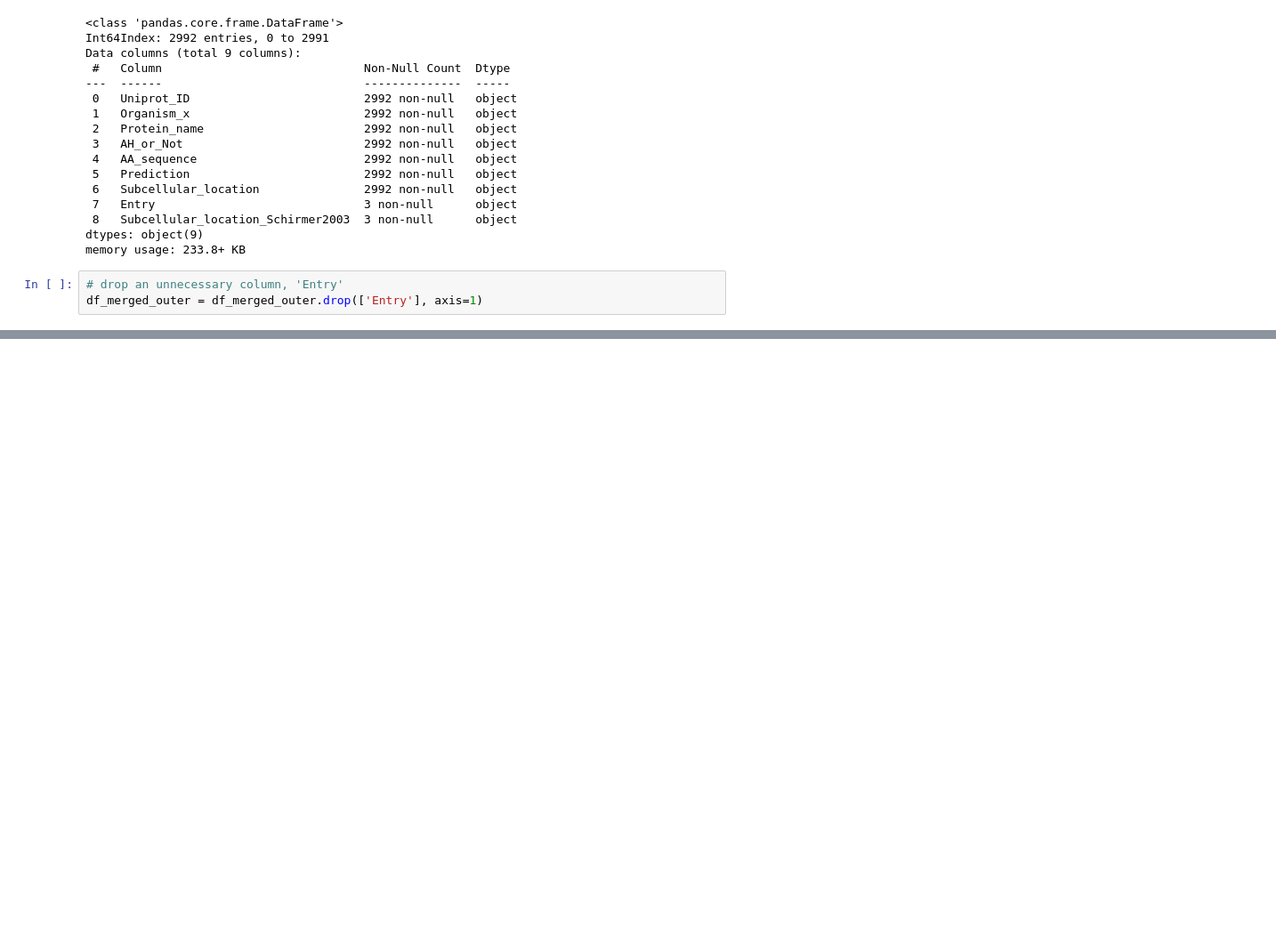
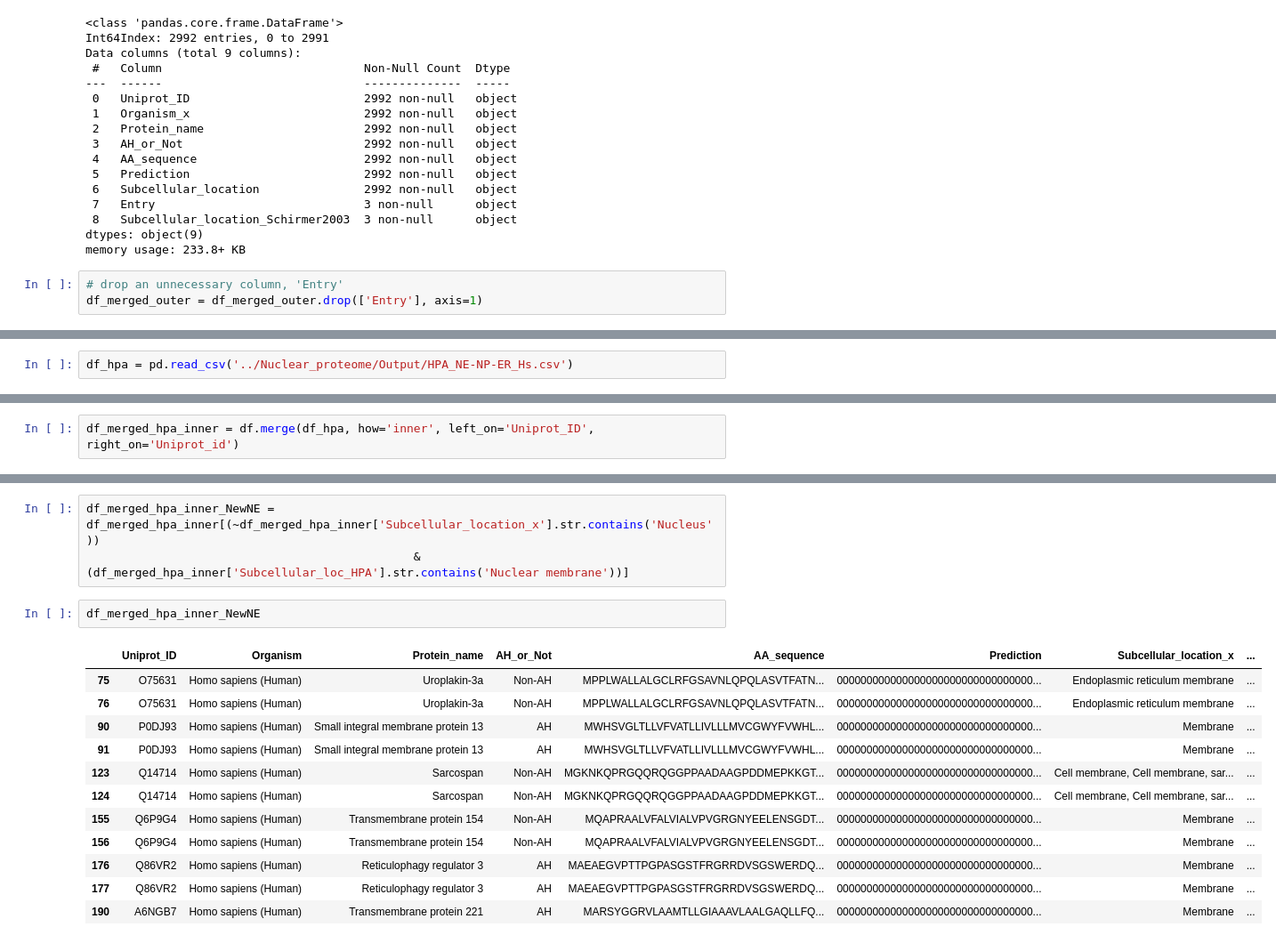
Before and after one commit to shokenlee/Find-AH-NE_MemBrain, a Jupyter notebook: MemBrain_2.5thPart.ipynb, the cells around one changed output, grey strips where cells are left out. Shown at 89% size. Drawn from its saved outputs; the diff is of its cells as text; blank space fills up the shorter version.

```diff
--- a/MemBrain_2.5thPart.ipynb
+++ b/MemBrain_2.5thPart.ipynb
@@ -88,0 +230,2 @@ df_merged_outer = df_merged_outer.drop(['Entry'], axis=1)
+# %%
+df_hpa = pd.read_csv('../Nuclear_proteome/Output/HPA_NE-NP-ER_Hs.csv')
@@ -88,0 +272,2 @@ df_merged_outer = df_merged_outer.drop(['Entry'], axis=1)
+# %%
+df_merged_hpa_inner = df.merge(df_hpa, how='inner', left_on='Uniprot_ID', right_on='Uniprot_id')
@@ -88,0 +284,18 @@ df_merged_outer = df_merged_outer.drop(['Entry'], axis=1)
+# %%
+df_merged_hpa_inner_NewNE = df_merged_hpa_inner[(~df_merged_hpa_inner['Subcellular_location_x'].str.contains('Nucleus'))
+                                               & (df_merged_hpa_inner['Subcellular_loc_HPA'].str.contains('Nuclear membrane'))]
+# %%
+df_merged_hpa_inner_NewNE
+# %% [output]
+|  | Uniprot_ID | Organism | Protein_name | AH_or_Not | AA_sequence | Prediction | Subcellular_location_x | ... |
+| 75 | O75631 | Homo sapiens (Human) | Uroplakin-3a | Non-AH | MPPLWALLALGCLRFGSAVNLQPQLASVTFATN... | 000000000000000000000000000000000... | Endoplasmic reticulum membrane | ... |
+| 76 | O75631 | Homo sapiens (Human) | Uroplakin-3a | Non-AH | MPPLWALLALGCLRFGSAVNLQPQLASVTFATN... | 000000000000000000000000000000000... | Endoplasmic reticulum membrane | ... |
+| 90 | P0DJ93 | Homo sapiens (Human) | Small integral membrane protein 13 | AH | MWHSVGLTLLVFVATLLIVLLLMVCGWYFVWHL... | 000000000000000000000000000000000... | Membrane | ... |
+| 91 | P0DJ93 | Homo sapiens (Human) | Small integral membrane protein 13 | AH | MWHSVGLTLLVFVATLLIVLLLMVCGWYFVWHL... | 000000000000000000000000000000000... | Membrane | ... |
+| 123 | Q14714 | Homo sapiens (Human) | Sarcospan | Non-AH | MGKNKQPRGQQRQGGPPAADAAGPDDMEPKKGT... | 000000000000000000000000000000000... | Cell membrane, Cell membrane, sar... | ... |
+| 124 | Q14714 | Homo sapiens (Human) | Sarcospan | Non-AH | MGKNKQPRGQQRQGGPPAADAAGPDDMEPKKGT... | 000000000000000000000000000000000... | Cell membrane, Cell membrane, sar... | ... |
+| 155 | Q6P9G4 | Homo sapiens (Human) | Transmembrane protein 154 | Non-AH | MQAPRAALVFALVIALVPVGRGNYEELENSGDT... | 000000000000000000000000000000000... | Membrane | ... |
+| 156 | Q6P9G4 | Homo sapiens (Human) | Transmembrane protein 154 | Non-AH | MQAPRAALVFALVIALVPVGRGNYEELENSGDT... | 000000000000000000000000000000000... | Membrane | ... |
+| 176 | Q86VR2 | Homo sapiens (Human) | Reticulophagy regulator 3 | AH | MAEAEGVPTTPGPASGSTFRGRRDVSGSWERDQ... | 000000000000000000000000000000000... | Membrane | ... |
+| 177 | Q86VR2 | Homo sapiens (Human) | Reticulophagy regulator 3 | AH | MAEAEGVPTTPGPASGSTFRGRRDVSGSWERDQ... | 000000000000000000000000000000000... | Membrane | ... |
+| 190 | A6NGB7 | Homo sapiens (Human) | Transmembrane protein 221 | AH | MARSYGGRVLAAMTLLGIAAAVLAALGAQLLFQ... | 000000000000000000000000000000000... | Membrane | ... |
```
Also changed, not shown: parts of 35 cells of this notebook.
